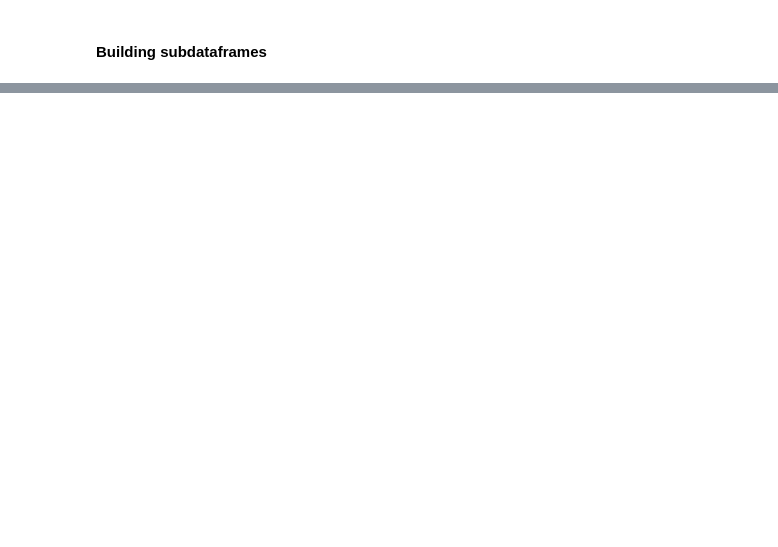
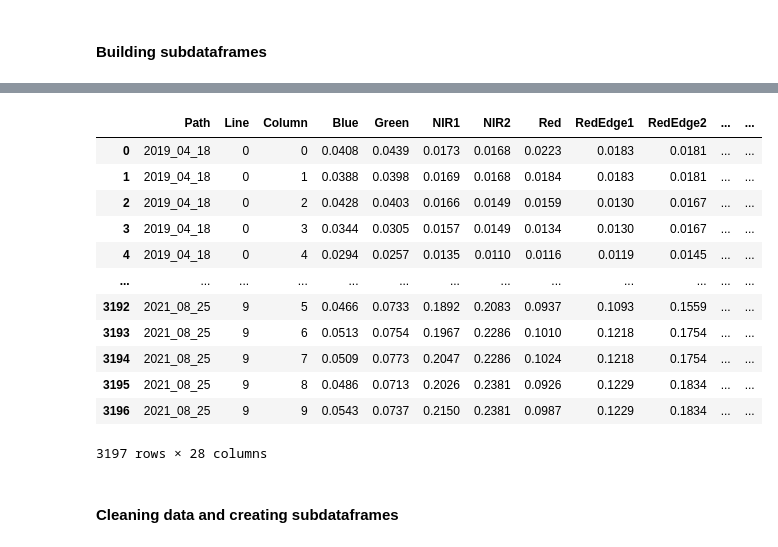
Before and after one commit to ufrgs-rescue/plastic_map, a Jupyter notebook: main.ipynb, the cells around one changed output, grey strips where cells are left out. Cells and saved outputs as stored; diff of their text form; code cells hidden in the pictures; blank space fills up the shorter version.

```diff
--- a/main.ipynb
+++ b/main.ipynb
@@ -359,0 +1428,37 @@ zeros_dart_nn
+# %%
+usgs_year = []
+for i in range(len(dataset_usgs)):
+    if str(dataset_usgs.at[i, 'Path']).split('_')[0] == '2019':
+        usgs_year.append('2019')
+    elif str(dataset_usgs.at[i, 'Path']).split('_')[0] == '2021':
+        usgs_year.append('2021')
+
+dataset_usgs['Year'] = usgs_year
+# %%
+dataset_usgs['NDWI'] = (dataset_usgs['Green'] - dataset_usgs['NIR1']) / (dataset_usgs['Green'] + dataset_usgs['NIR1'])
+dataset_usgs['WRI'] = (dataset_usgs['Green'] + dataset_usgs['Red']) / (dataset_usgs['NIR1'] + dataset_usgs['SWIR2'])
+dataset_usgs['NDVI'] = (dataset_usgs['NIR1'] - dataset_usgs['Red']) / (dataset_usgs['NIR1'] + dataset_usgs['Red'])
+dataset_usgs['AWEI'] = 4 * (dataset_usgs['Green'] - dataset_usgs['SWIR2']) - (0.25 * dataset_usgs['NIR1'] + 2.75 * dataset_usgs['SWIR1'])
+dataset_usgs['MNDWI'] = (dataset_usgs['Green'] - dataset_usgs['SWIR2']) / (dataset_usgs['Green'] + dataset_usgs['SWIR2'])
+dataset_usgs['SR'] = dataset_usgs['NIR1'] / dataset_usgs['Red']
+dataset_usgs['PI'] = dataset_usgs['NIR1'] / (dataset_usgs['NIR1'] + dataset_usgs['Red'])
+dataset_usgs['RNDVI'] = (dataset_usgs['Red'] - dataset_usgs['NIR1']) / (dataset_usgs['Red'] + dataset_usgs['NIR1'])
+dataset_usgs['FDI'] = dataset_usgs['NIR1'] - (dataset_usgs['RedEdge2'] + (dataset_usgs['SWIR1'] - dataset_usgs['RedEdge2']) * ((dataset_usgs['NIR1'] - dataset_usgs['Red']) / (dataset_usgs['SWIR1'] - dataset_usgs['Red'])) * 10)
+
+dataset_usgs
+# %% [output]
+|  | Path | Line | Column | Blue | Green | NIR1 | NIR2 | Red | RedEdge1 | RedEdge2 | ... | ... |
+| 0 | 2019_04_18 | 0 | 0 | 0.0408 | 0.0439 | 0.0173 | 0.0168 | 0.0223 | 0.0183 | 0.0181 | ... | ... |
+| 1 | 2019_04_18 | 0 | 1 | 0.0388 | 0.0398 | 0.0169 | 0.0168 | 0.0184 | 0.0183 | 0.0181 | ... | ... |
+| 2 | 2019_04_18 | 0 | 2 | 0.0428 | 0.0403 | 0.0166 | 0.0149 | 0.0159 | 0.0130 | 0.0167 | ... | ... |
+| 3 | 2019_04_18 | 0 | 3 | 0.0344 | 0.0305 | 0.0157 | 0.0149 | 0.0134 | 0.0130 | 0.0167 | ... | ... |
+| 4 | 2019_04_18 | 0 | 4 | 0.0294 | 0.0257 | 0.0135 | 0.0110 | 0.0116 | 0.0119 | 0.0145 | ... | ... |
+| ... | ... | ... | ... | ... | ... | ... | ... | ... | ... | ... | ... | ... |
+| 3192 | 2021_08_25 | 9 | 5 | 0.0466 | 0.0733 | 0.1892 | 0.2083 | 0.0937 | 0.1093 | 0.1559 | ... | ... |
+| 3193 | 2021_08_25 | 9 | 6 | 0.0513 | 0.0754 | 0.1967 | 0.2286 | 0.1010 | 0.1218 | 0.1754 | ... | ... |
+| 3194 | 2021_08_25 | 9 | 7 | 0.0509 | 0.0773 | 0.2047 | 0.2286 | 0.1024 | 0.1218 | 0.1754 | ... | ... |
+| 3195 | 2021_08_25 | 9 | 8 | 0.0486 | 0.0713 | 0.2026 | 0.2381 | 0.0926 | 0.1229 | 0.1834 | ... | ... |
+| 3196 | 2021_08_25 | 9 | 9 | 0.0543 | 0.0737 | 0.2150 | 0.2381 | 0.0987 | 0.1229 | 0.1834 | ... | ... |
+3197 rows × 28 columns
+# %% [markdown]
+#### Cleaning data and creating subdataframes
```
Also changed, not shown: parts of 91 cells of this notebook, 1 other file.
